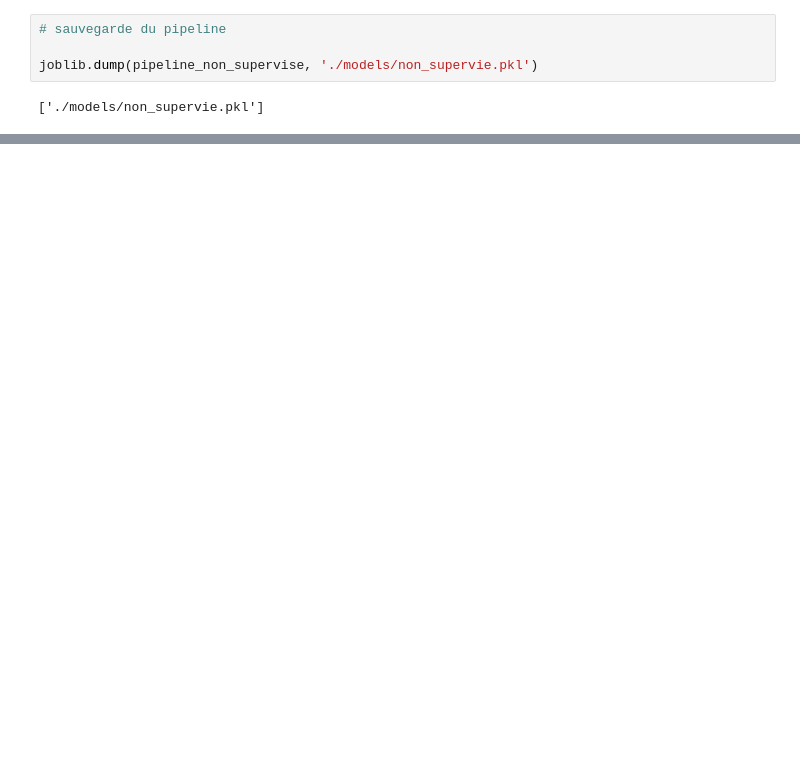
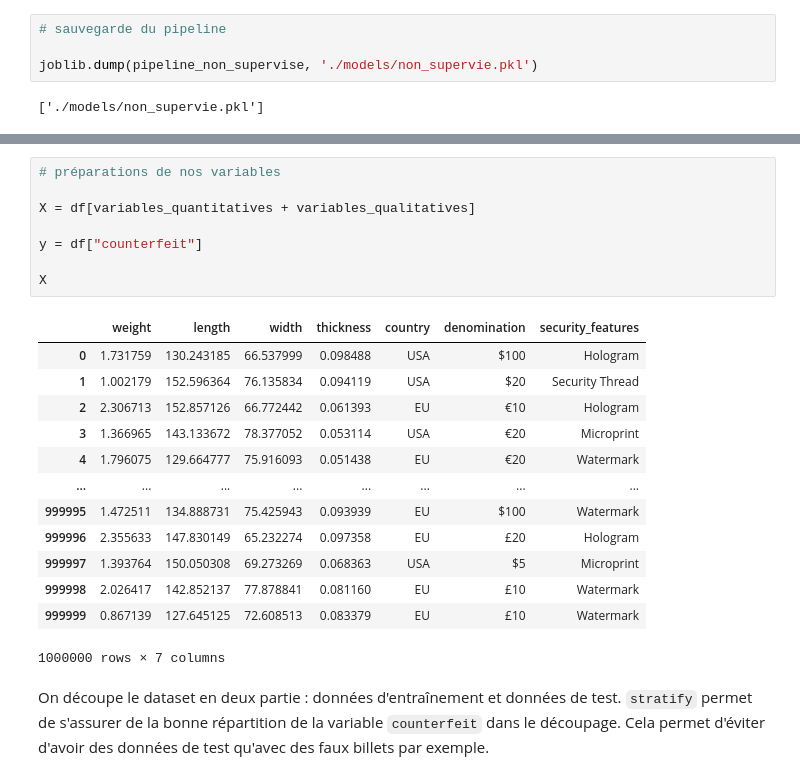
Before and after one commit to anthonybnl/projet-datascience, a Jupyter notebook: eda.ipynb, the cells around one changed output, grey strips where cells are left out. Cells and saved outputs as stored; diff of their text form; blank space fills up the shorter version.

```diff
--- a/eda.ipynb
+++ b/eda.ipynb
@@ -632,0 +652,24 @@ joblib.dump(pipeline_non_supervise, './models/non_supervie.pkl')
+# %%
+# préparations de nos variables
+
+X = df[variables_quantitatives + variables_qualitatives]
+
+y = df["counterfeit"]
+
+X
+# %% [output]
+|  | weight | length | width | thickness | country | denomination | security_features |
+| 0 | 1.731759 | 130.243185 | 66.537999 | 0.098488 | USA | $100 | Hologram |
+| 1 | 1.002179 | 152.596364 | 76.135834 | 0.094119 | USA | $20 | Security Thread |
+| 2 | 2.306713 | 152.857126 | 66.772442 | 0.061393 | EU | €10 | Hologram |
+| 3 | 1.366965 | 143.133672 | 78.377052 | 0.053114 | USA | €20 | Microprint |
+| 4 | 1.796075 | 129.664777 | 75.916093 | 0.051438 | EU | €20 | Watermark |
+| ... | ... | ... | ... | ... | ... | ... | ... |
+| 999995 | 1.472511 | 134.888731 | 75.425943 | 0.093939 | EU | $100 | Watermark |
+| 999996 | 2.355633 | 147.830149 | 65.232274 | 0.097358 | EU | £20 | Hologram |
+| 999997 | 1.393764 | 150.050308 | 69.273269 | 0.068363 | USA | $5 | Microprint |
+| 999998 | 2.026417 | 142.852137 | 77.878841 | 0.081160 | EU | £10 | Watermark |
+| 999999 | 0.867139 | 127.645125 | 72.608513 | 0.083379 | EU | £10 | Watermark |
+1000000 rows × 7 columns
+# %% [markdown]
+On découpe le dataset en deux partie : données d'entraînement et données de test. `stratify` permet de s'assurer de la bonne répartition de la variable `counterfeit` dans le découpage. Cela permet d'éviter d'avoir des données de test qu'avec des faux billets par exemple.
```
Also changed, not shown: parts of 11 cells of this notebook, 2 other files.
